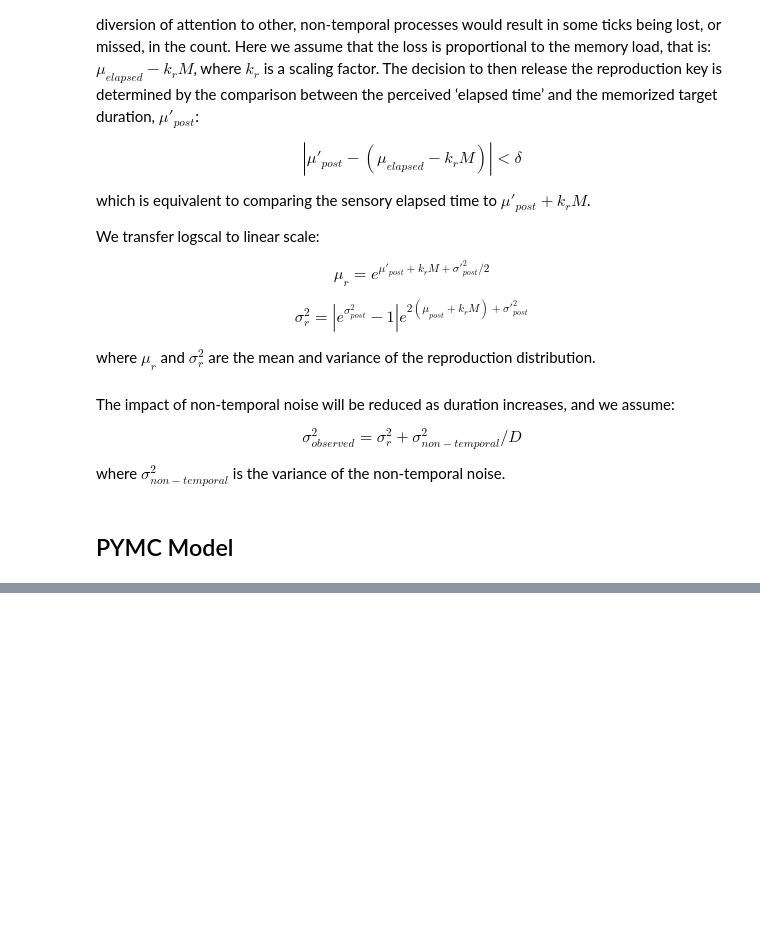
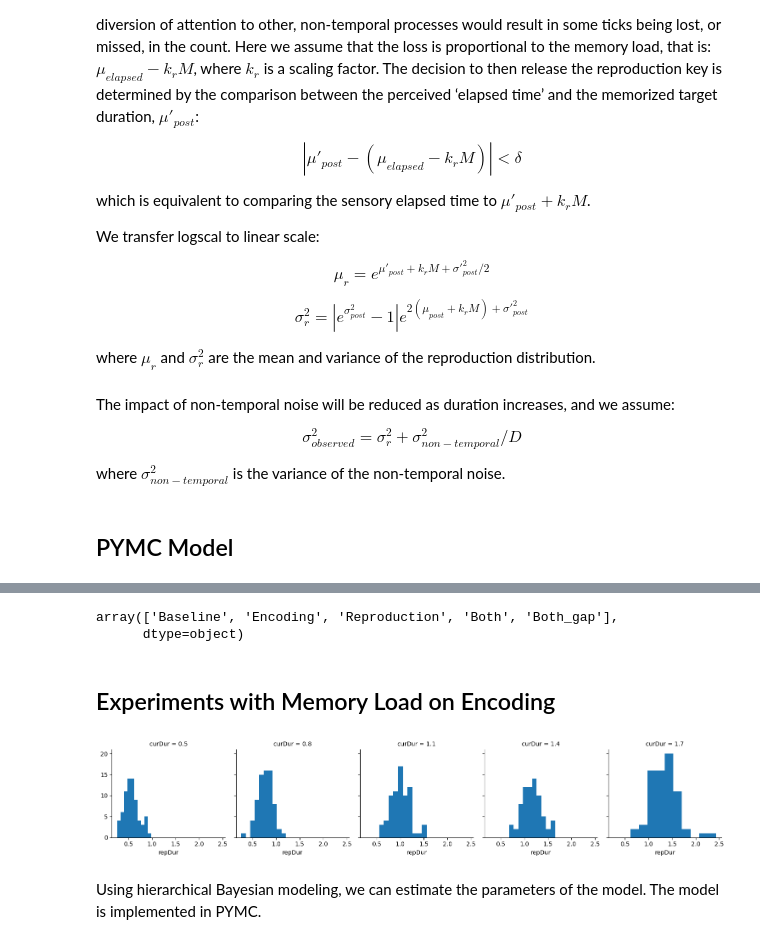
Before and after one commit to msenselab/working_memory_reproduction, a Jupyter notebook: analysis/wm_model.ipynb, the cells around one changed output, grey strips where cells are left out. Saved outputs shown, nothing was run; the diff lists cells and outputs as text; code cells hidden in the pictures; blank space fills up the shorter version.

Commit message:
update modeling code with functions

```diff
--- a/analysis/wm_model.ipynb
+++ b/analysis/wm_model.ipynb
@@ -322,0 +90,5 @@ plt.legend()
+# %%
+expData.ExpName.unique()
+# %% [output]
+array(['Baseline', 'Encoding', 'Reproduction', 'Both', 'Both_gap'],
+      dtype=object)
@@ -322,0 +286,14 @@ plt.legend()
+# %% [markdown]
+## Experiments with Memory Load on Encoding
+# %%
+dat_encoding = expData[expData['ExpName'] == 'Encoding']
+dat_encoding.NSub.unique()
+# using seaborn to show histogram of repDur from one subject , facet by curDur
+
+g = sns.FacetGrid(dat_encoding.query('NSub == 15'), col="curDur", col_wrap=5)
+g.map(plt.hist, "repDur")
+plt.show()
+# %% [output]
+[figure, added]
+# %% [markdown]
+Using hierarchical Bayesian modeling, we can estimate the parameters of the model. The model is implemented in PYMC.
```
Also changed, not shown: parts of 31 cells of this notebook, 12 other files.
